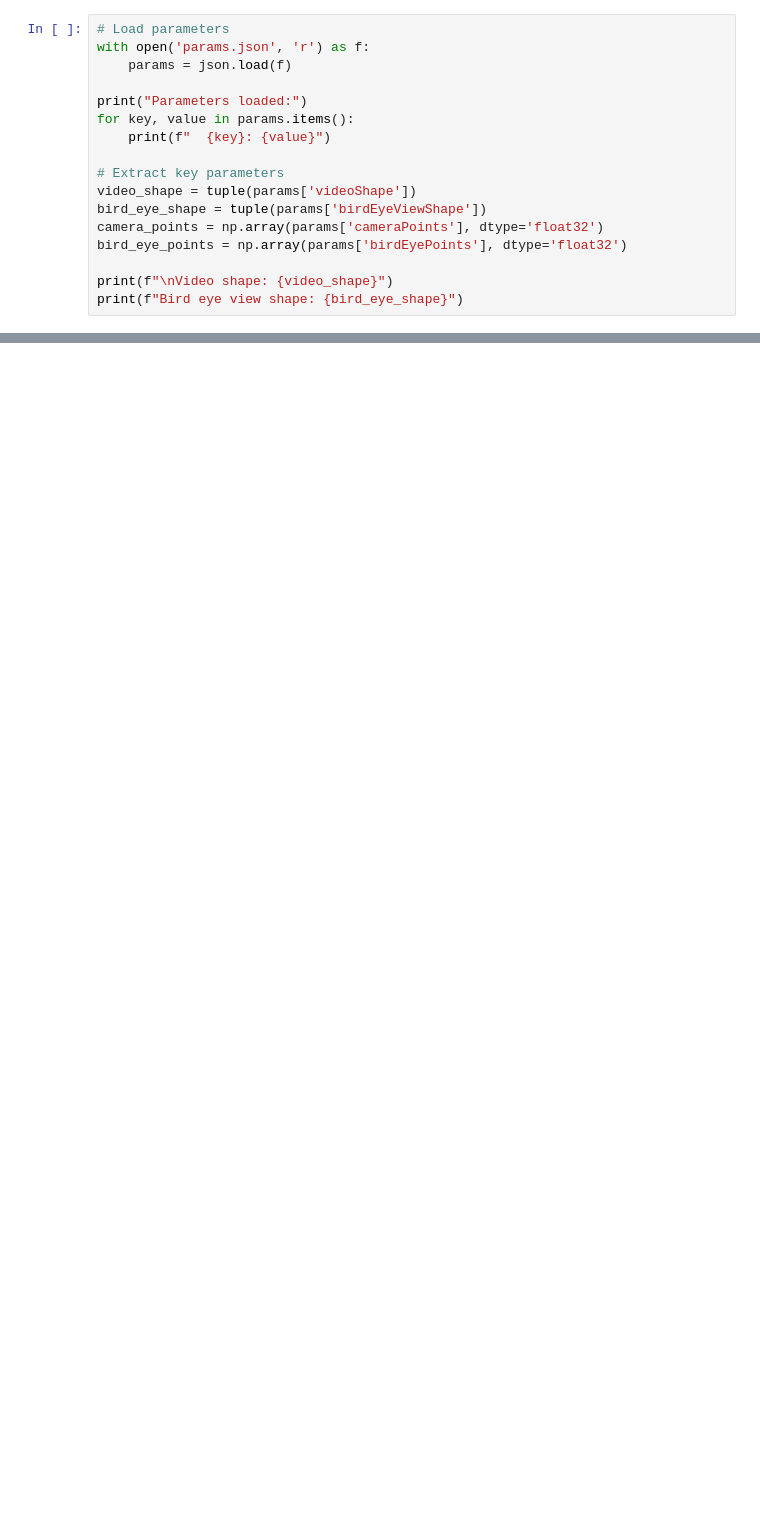
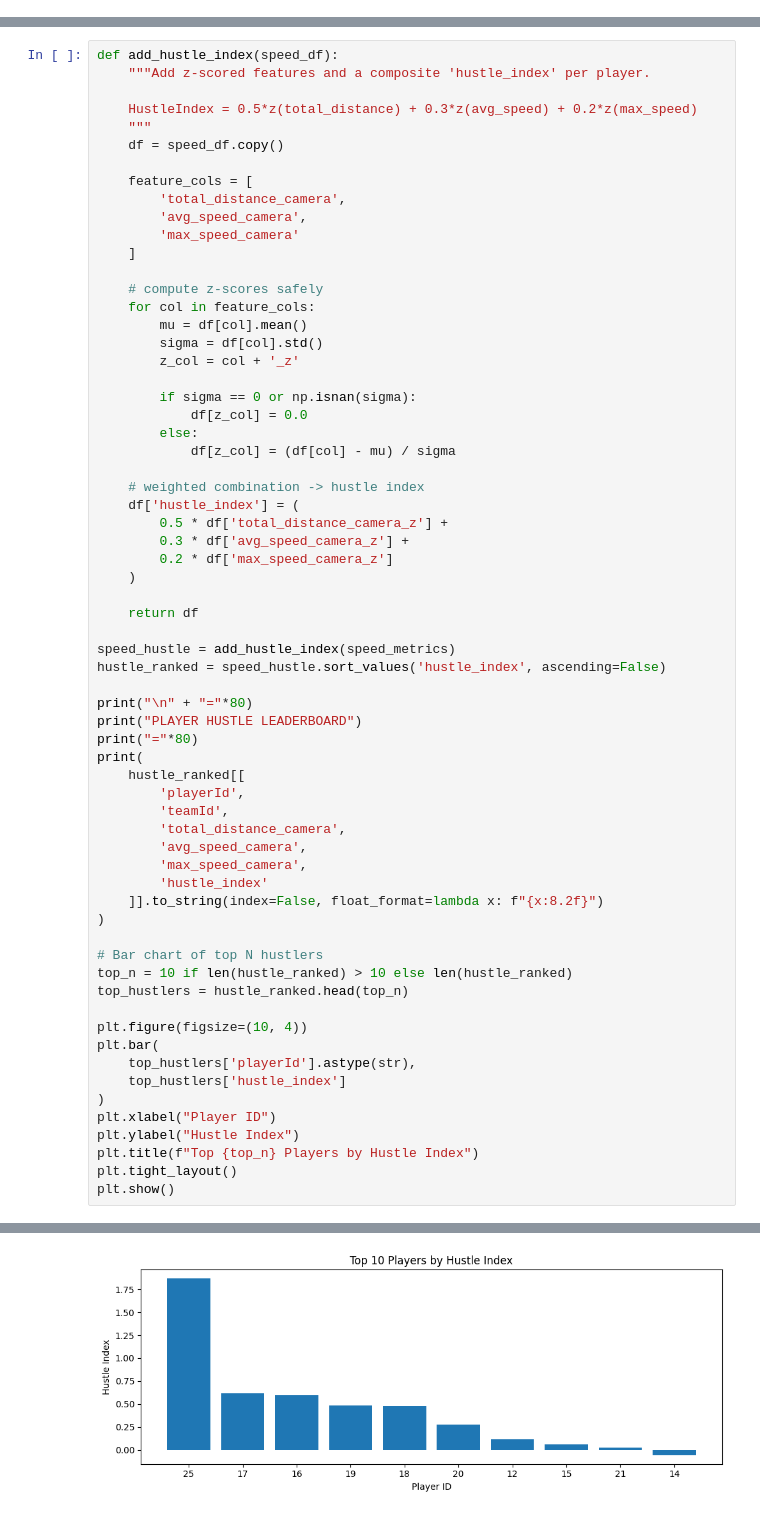
Before and after one commit to JeffyAugustine/HoopStats, a Jupyter notebook: analysis/Analysis.ipynb, the cells around one changed output, grey strips where cells are left out. Saved outputs shown, nothing was run; the diff lists cells and outputs as text; blank space fills up the shorter version.

```diff
--- a/analysis/Analysis.ipynb
+++ b/analysis/Analysis.ipynb
@@ -40,17 +0,0 @@ ModuleNotFoundError: No module named 'courtvisionlib'
-# %%
-# Load parameters
-with open('params.json', 'r') as f:
-    params = json.load(f)
-
-print("Parameters loaded:")
-for key, value in params.items():
-    print(f"  {key}: {value}")
-
-# Extract key parameters
-video_shape = tuple(params['videoShape'])
-bird_eye_shape = tuple(params['birdEyeViewShape'])
-camera_points = np.array(params['cameraPoints'], dtype='float32')
-bird_eye_points = np.array(params['birdEyePoints'], dtype='float32')
-
-print(f"\nVideo shape: {video_shape}")
-print(f"Bird eye view shape: {bird_eye_shape}")
@@ -870,0 +621,66 @@ plot_zone_distribution(tracking_df, team_id='team1')
+# %%
+def add_hustle_index(speed_df):
+    """Add z-scored features and a composite 'hustle_index' per player.
+
+    HustleIndex = 0.5*z(total_distance) + 0.3*z(avg_speed) + 0.2*z(max_speed)
+    """
+    df = speed_df.copy()
+
+    feature_cols = [
+        'total_distance_camera',
+        'avg_speed_camera',
+        'max_speed_camera'
+    ]
+
+    # compute z-scores safely
+    for col in feature_cols:
+        mu = df[col].mean()
+        sigma = df[col].std()
+        z_col = col + '_z'
+
+        if sigma == 0 or np.isnan(sigma):
+            df[z_col] = 0.0
+        else:
+            df[z_col] = (df[col] - mu) / sigma
+
+    # weighted combination -> hustle index
+    df['hustle_index'] = (
+        0.5 * df['total_distance_camera_z'] +
+        0.3 * df['avg_speed_camera_z'] +
+        0.2 * df['max_speed_camera_z']
+    )
+
+    return df
+
+speed_hustle = add_hustle_index(speed_metrics)
+hustle_ranked = speed_hustle.sort_values('hustle_index', ascending=False)
+
+print("\n" + "="*80)
+print("PLAYER HUSTLE LEADERBOARD")
+print("="*80)
+print(
+    hustle_ranked[[
+        'playerId',
+        'teamId',
+        'total_distance_camera',
+        'avg_speed_camera',
+        'max_speed_camera',
+        'hustle_index'
+    ]].to_string(index=False, float_format=lambda x: f"{x:8.2f}")
+)
+
+# Bar chart of top N hustlers
+top_n = 10 if len(hustle_ranked) > 10 else len(hustle_ranked)
+top_hustlers = hustle_ranked.head(top_n)
+
+plt.figure(figsize=(10, 4))
+plt.bar(
+    top_hustlers['playerId'].astype(str),
+    top_hustlers['hustle_index']
+)
+plt.xlabel("Player ID")
+plt.ylabel("Hustle Index")
+plt.title(f"Top {top_n} Players by Hustle Index")
+plt.tight_layout()
+plt.show()
+# %% [output]
@@ -870,0 +705 @@ plot_zone_distribution(tracking_df, team_id='team1')
+[figure, added]
```
Also changed, not shown: parts of 54 cells of this notebook, 1 other file.
